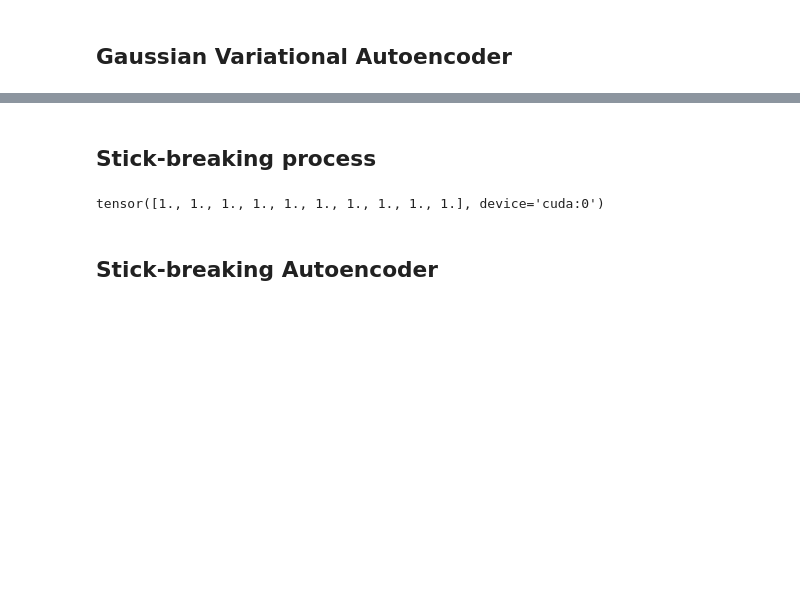
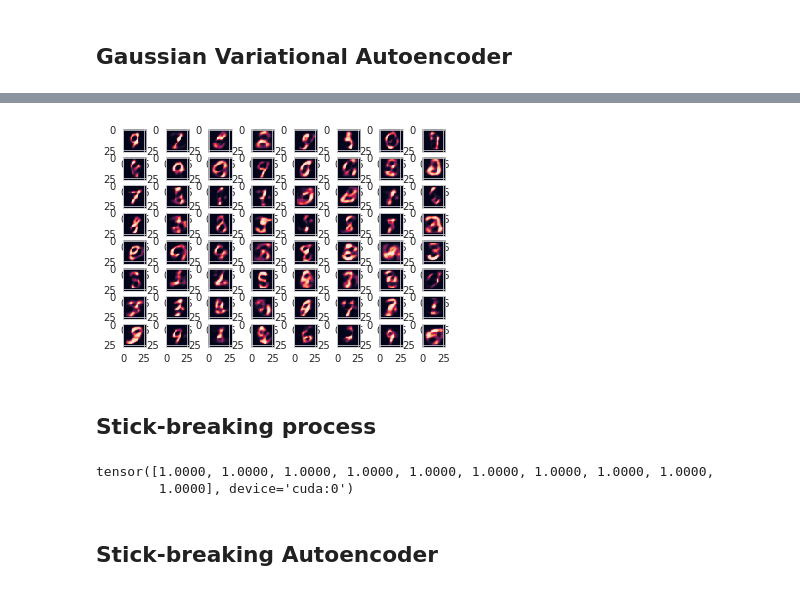
Before and after one commit to wittenator/pimai, a Jupyter notebook: src/notebook/src/Autoencoder.ipynb, the cells around one changed output, grey strips where cells are left out. Drawn from its saved outputs; the diff is of its cells as text; code cells hidden in the pictures; blank space fills up the shorter version.

```diff
--- a/src/notebook/src/Autoencoder.ipynb
+++ b/src/notebook/src/Autoencoder.ipynb
@@ -303,3 +331,11 @@ vae.visualize_embeddings(-1)
+# %%
+sample = torch.randn(64, 20).to(device)
+sample = vae.decode(sample).reshape(64, 28, 28).cpu().detach().numpy()
+f, axarr = plt.subplots(8,8)
+for i in range(64):
+  axarr[i//8,i%8].imshow(sample[i])
+# %% [output]
+[figure, added]
 # %% [markdown]
 ## Stick-breaking process
 # %%
@@ -322,8 +357,9 @@ def stickbreakingprocess(k, a, b):
     return sticks
 # %%
-stickbreakingprocess(20, torch.rand(10,20), torch.rand(10,20)).sum(axis=1)
+stickbreakingprocess(torch.rand(10,20).to(device), torch.rand(10,20).to(device)).sum(axis=1)
 # %% [output]
-tensor([1., 1., 1., 1., 1., 1., 1., 1., 1., 1.], device='cuda:0')
+tensor([1.0000, 1.0000, 1.0000, 1.0000, 1.0000, 1.0000, 1.0000, 1.0000, 1.0000,
+        1.0000], device='cuda:0')
 # %% [markdown]
 ## Stick-breaking Autoencoder
 # %%
```
Also changed, not shown: parts of 13 cells of this notebook.
